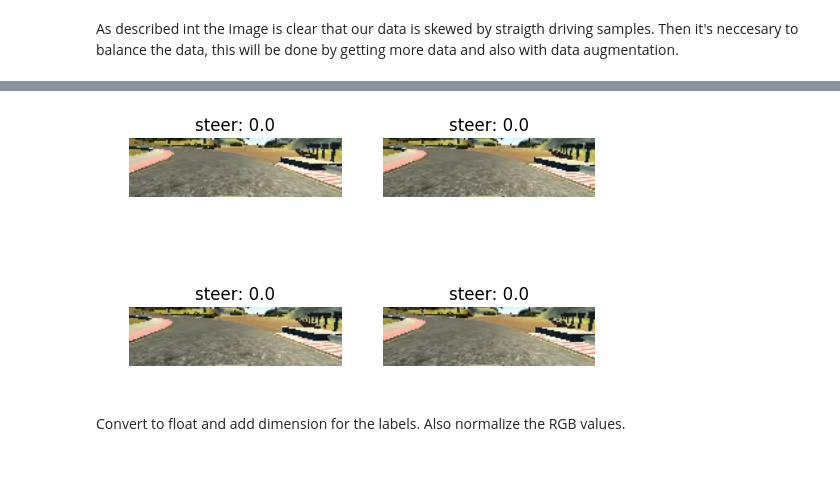
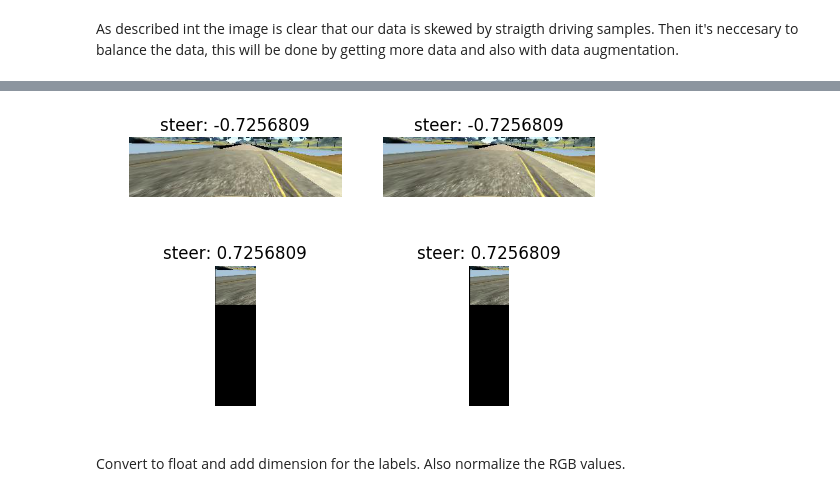
Before and after one commit to yhoazk/CarND-Behavioral-Cloning-P3, a Jupyter notebook: ExploreAndPreprocessData.ipynb, the cells around one changed output, grey strips where cells are left out. Drawn from its saved outputs; the diff is of its cells as text; code cells hidden in the pictures; blank space fills up the shorter version.

```diff
--- a/ExploreAndPreprocessData.ipynb
+++ b/ExploreAndPreprocessData.ipynb
@@ -234,9 +299,8 @@ New postivie images count: 2000.0
-# %%
-import gc
-gc.collect()
-plot_imgArr(X[10:14], label=y[10:14], gray=True) ## Print olny 4 images
-# %% [output]
-[figure, removed]
+# %%
+l = 25
+plot_imgArr([*X[l:l+2],translate(X[l]), translate(X[l+1]) ], label=[*y[l:l+2], -y[l], -y[l+1]]) ## Print olny 4 images
+# %% [output]
+[figure, added]
 # %% [markdown]
 Convert to float and add dimension for the labels.
 Also normalize the RGB values.
```
Also changed, not shown: parts of 16 cells of this notebook, 3 other files.
